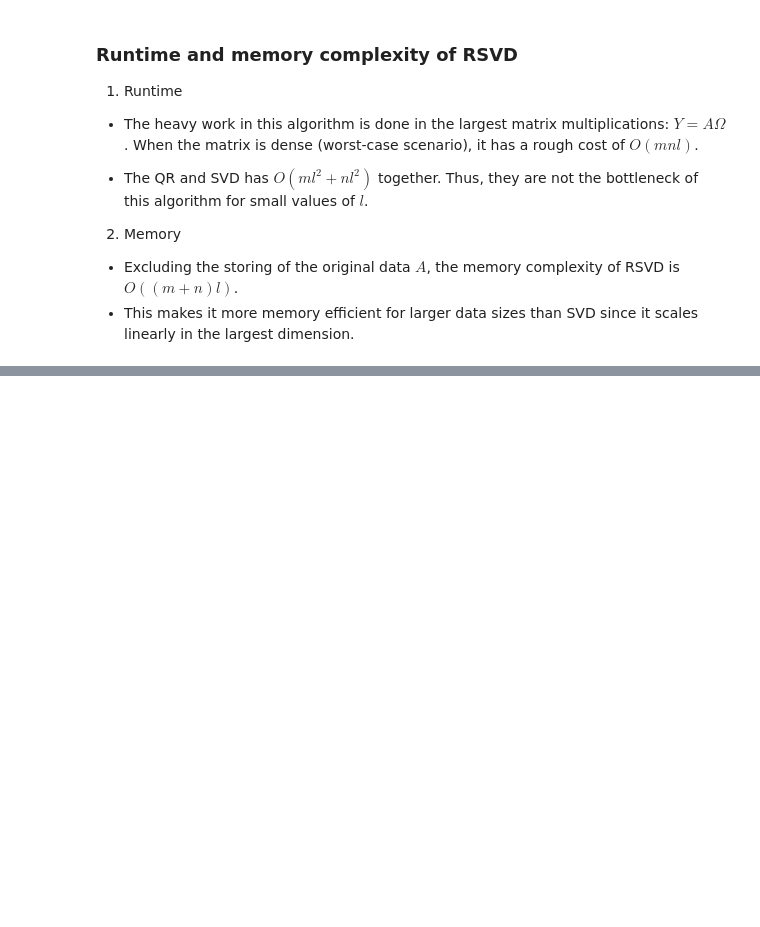
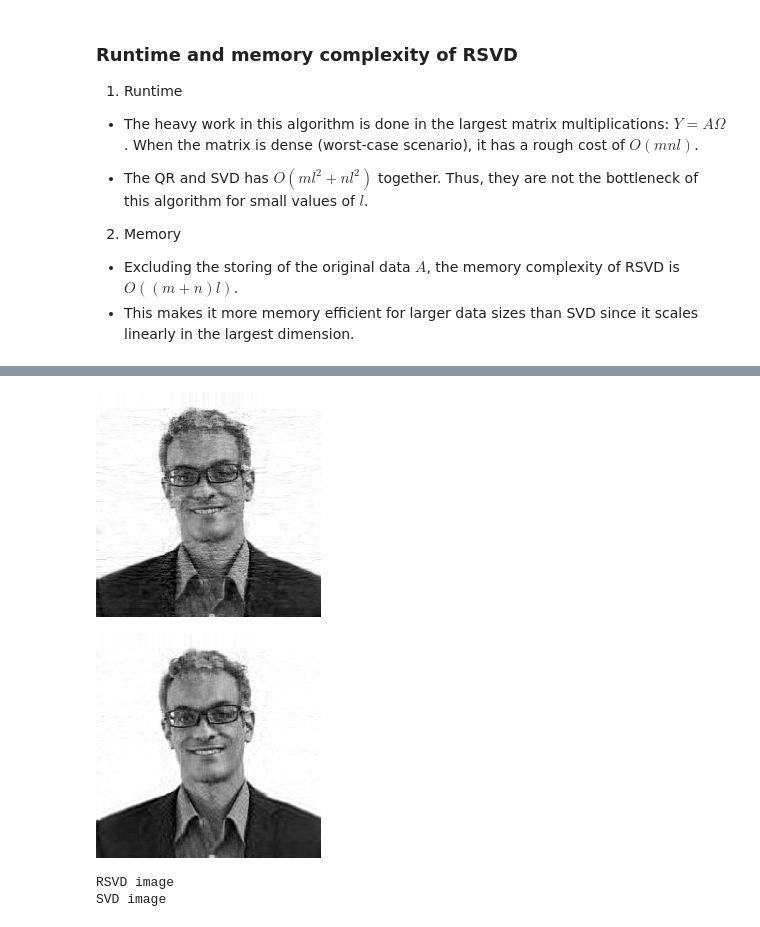
Before and after one commit to Gauthameshwar/RAQS_QuantumInspiredAlgos, a Jupyter notebook: notebooks/RSVDnDataCompression.ipynb, the cells around one changed output, grey strips where cells are left out. Saved outputs shown, nothing was run; the diff lists cells and outputs as text; code cells hidden in the pictures; blank space fills up the shorter version.

```diff
--- a/notebooks/RSVDnDataCompression.ipynb
+++ b/notebooks/RSVDnDataCompression.ipynb
@@ -191,0 +383,11 @@ rsvd(A, 20);
+# %%
+println("RSVD image")
+display(Gray.(Ũ * Diagonal(D̃) * Ṽ'))
+
+println("SVD image")
+display(Gray.(U * Diagonal(D) * V'))
+# %% [output]
+[figure, added]
+[figure, added]
+RSVD image
+SVD image
```
Also changed, not shown: parts of 23 cells of this notebook, 6 other files.
